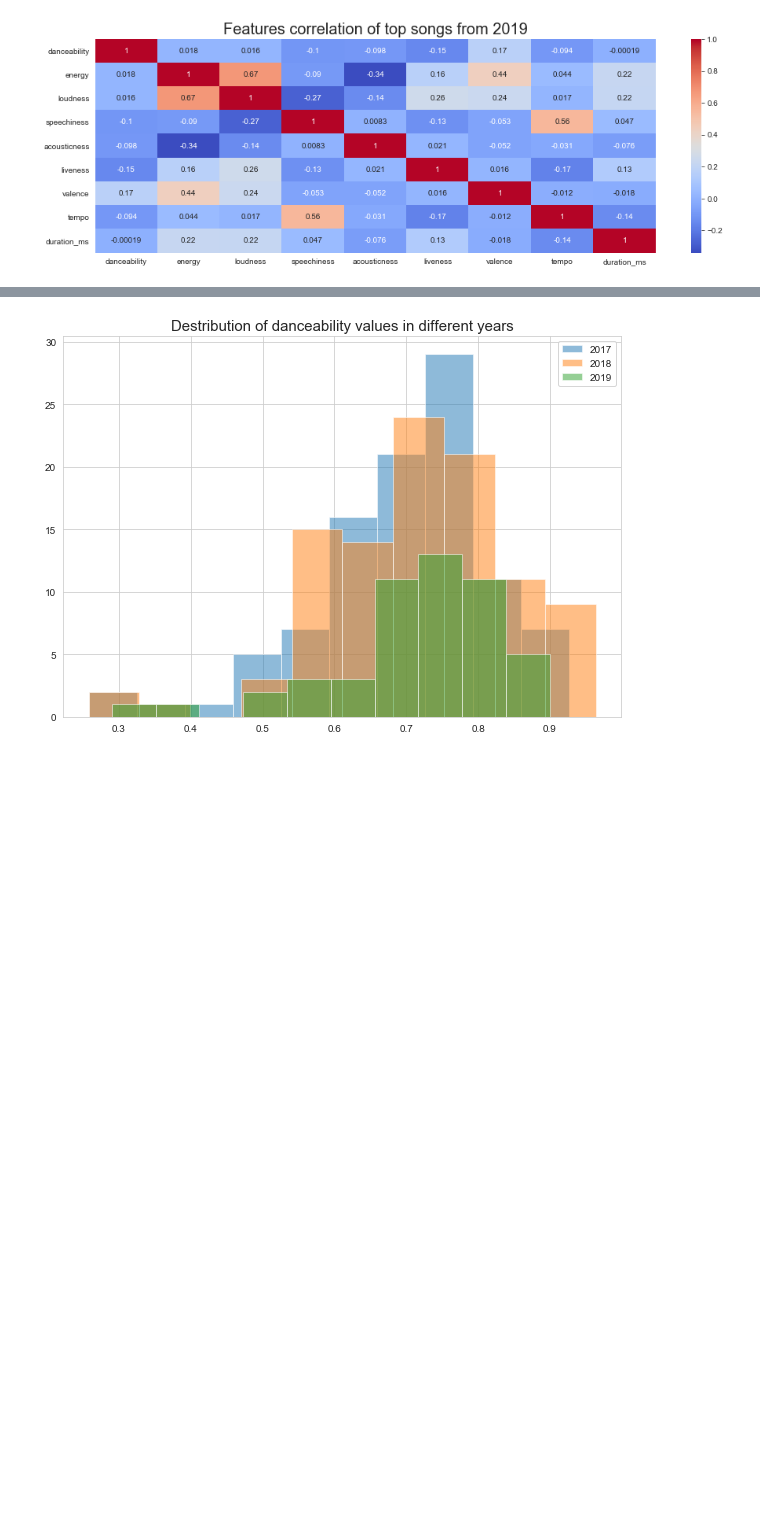
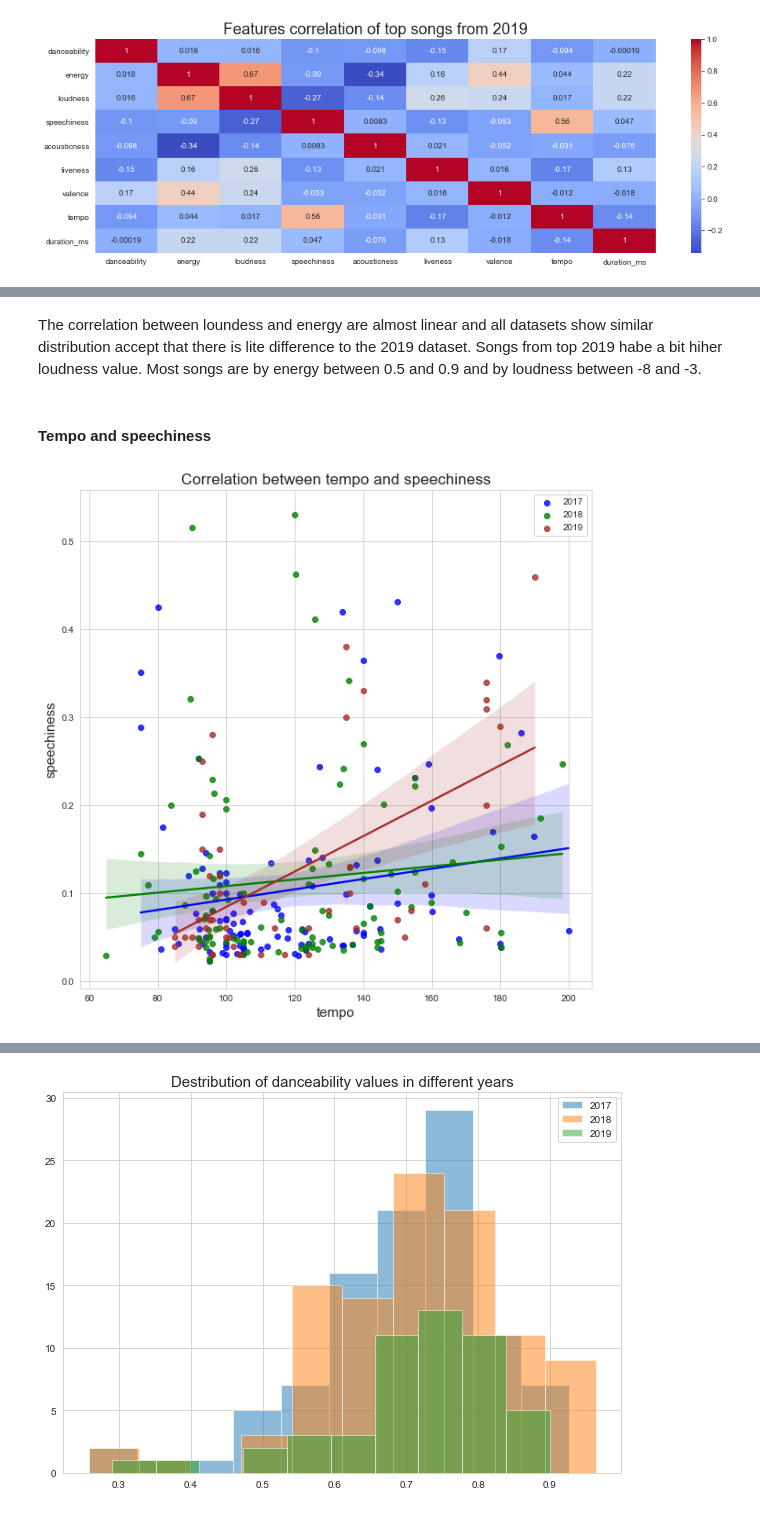
Before and after one commit to fneitzel/DataAnalysisOnMusicPreferences, a Jupyter notebook: exploration/comparison_top_songs_from_2017_18_19.ipynb, the cells around one changed output, grey strips where cells are left out. Cells and saved outputs as stored; diff of their text form; code cells hidden in the pictures; blank space fills up the shorter version.

```diff
--- a/exploration/comparison_top_songs_from_2017_18_19.ipynb
+++ b/exploration/comparison_top_songs_from_2017_18_19.ipynb
@@ -455,0 +468,14 @@ In the next try to specifify this features to have difinition of main characteri
+# %% [markdown]
+The correlation between loundess and energy are almost linear and all datasets show similar distribution accept that there is lite difference to the 2019 dataset. Songs from top 2019 habe a bit hiher loudness value. Most songs are by energy between 0.5 and 0.9 and by loudness between -8 and -3.
+# %% [markdown]
+#### Tempo and speechiness
+# %%
+fig, ax = plt.subplots(figsize=(10,10))
+ax.set_xlabel('X_axi',fontsize=15);
+ax.set_ylabel('Y_axis',fontsize=15);
+sns.regplot(data = top2017, x = "tempo", y ="speechiness", color = "blue", label = "2017").set_title('Correlation between tempo and speechiness', fontsize = 17)
+sns.regplot(data = top2018, x = "tempo", y ="speechiness", color = "green", label = "2018")
+sns.regplot(data = top2019, x = "tempo", y ="speechiness", color = "brown", label = "2019")
+plt.legend();
+# %% [output]
+[figure, added]
```
Also changed, not shown: parts of 30 cells of this notebook.
